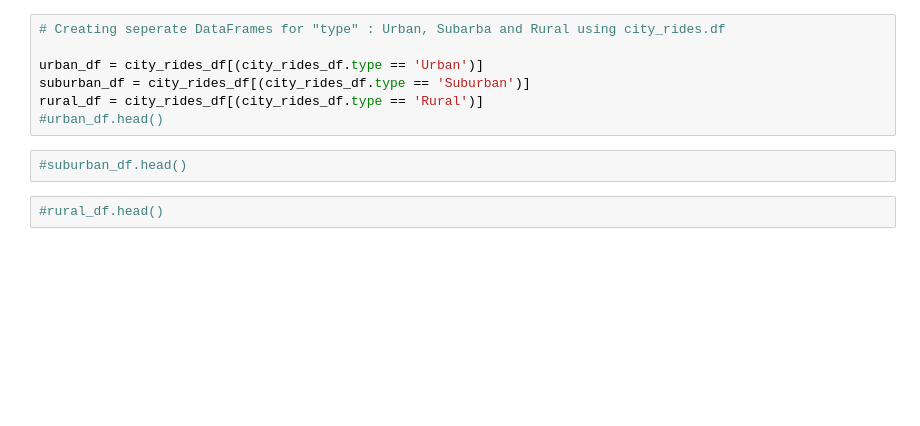
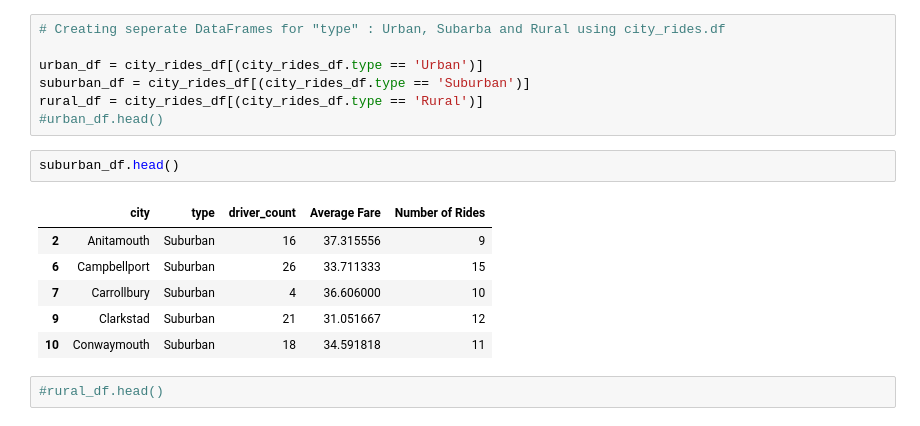
Before and after one commit to gayatripingale/Homework, a Jupyter notebook: Matplotlib/Pyber_RideSharing_Matplotlib.ipynb, the cells around one changed output. Drawn from its saved outputs; the diff is of its cells as text; blank space fills up the shorter version.

```diff
--- a/Matplotlib/Pyber_RideSharing_Matplotlib.ipynb
+++ b/Matplotlib/Pyber_RideSharing_Matplotlib.ipynb
@@ -103,8 +103,15 @@ urban_df = city_rides_df[(city_rides_df.type == 'Urban')]
 suburban_df = city_rides_df[(city_rides_df.type == 'Suburban')]
 rural_df = city_rides_df[(city_rides_df.type == 'Rural')]
 #urban_df.head()
-# %%
-#suburban_df.head()
+# %%
+suburban_df.head()
+# %% [output]
+|  | city | type | driver_count | Average Fare | Number of Rides |
+| 2 | Anitamouth | Suburban | 16 | 37.315556 | 9 |
+| 6 | Campbellport | Suburban | 26 | 33.711333 | 15 |
+| 7 | Carrollbury | Suburban | 4 | 36.606000 | 10 |
+| 9 | Clarkstad | Suburban | 21 | 31.051667 | 12 |
+| 10 | Conwaymouth | Suburban | 18 | 34.591818 | 11 |
 # %%
 #rural_df.head()
 # %%
```
Also changed, not shown: parts of 1 cell of this notebook, 4 other files.
